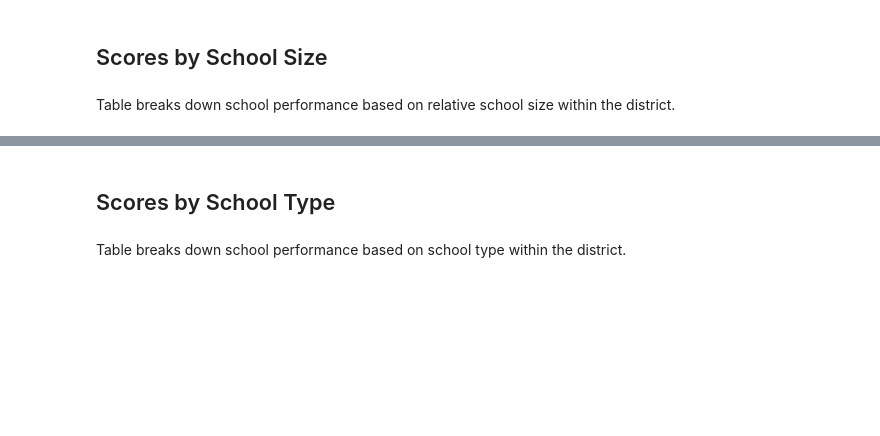
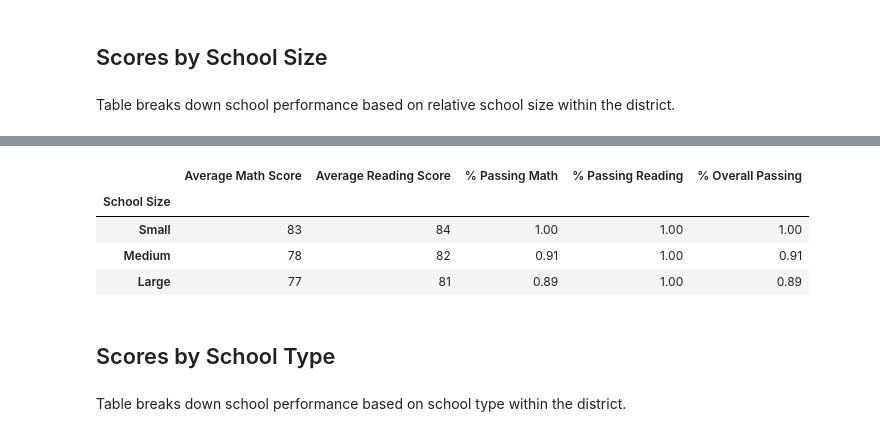
Before and after one commit to HopeNeely/PyCity-Schools-Analysis, a Jupyter notebook: PyCitySchools/PyCitySchools.ipynb, the cells around one changed output, grey strips where cells are left out. Drawn from its saved outputs; the diff is of its cells as text; code cells hidden in the pictures; blank space fills up the shorter version.

```diff
--- a/PyCitySchools/PyCitySchools.ipynb
+++ b/PyCitySchools/PyCitySchools.ipynb
@@ -273,3 +350,27 @@ Table breaks down school performance based on relative school size within the di
+# %%
+# pull columns for Scores by School Size table.
+score_size_df = merge_df[["School Size", "School Name",
+                           "Average Math Score", "Average Reading Score", "% Passing Math",
+                          "% Passing Reading", "% Overall Passing"]]
+#score_spend_df.head()
+# %%
+# Creating a group based off of the bins
+scores_by_size_df = score_size_df.groupby(["School Size",]).mean()
+#scores_by_size_df
+# %%
+# Add formating
+scores_by_size_df["Average Math Score"] = scores_by_size_df["Average Math Score"].map("{:.0f}".format)
+scores_by_size_df["Average Reading Score"] = scores_by_size_df["Average Reading Score"].map("{:.0f}".format)
+scores_by_size_df["% Passing Math"] = scores_by_size_df["% Passing Math"].map("{:.2f}".format)
+scores_by_size_df["% Passing Reading"] = scores_by_size_df["% Passing Reading"].map("{:.2f}".format)
+scores_by_size_df["% Overall Passing"] = scores_by_size_df["% Overall Passing"].map("{:.2f}".format)
+scores_by_size_df
+# %% [output]
+|  | Average Math Score | Average Reading Score | % Passing Math | % Passing Reading | % Overall Passing |
+| School Size |  |  |  |  |  |
+| Small | 83 | 84 | 1.00 | 1.00 | 1.00 |
+| Medium | 78 | 82 | 0.91 | 1.00 | 0.91 |
+| Large | 77 | 81 | 0.89 | 1.00 | 0.89 |
 # %% [markdown]
 ## Scores by School Type
 # %% [markdown]
```
Also changed, not shown: parts of 9 cells of this notebook.
